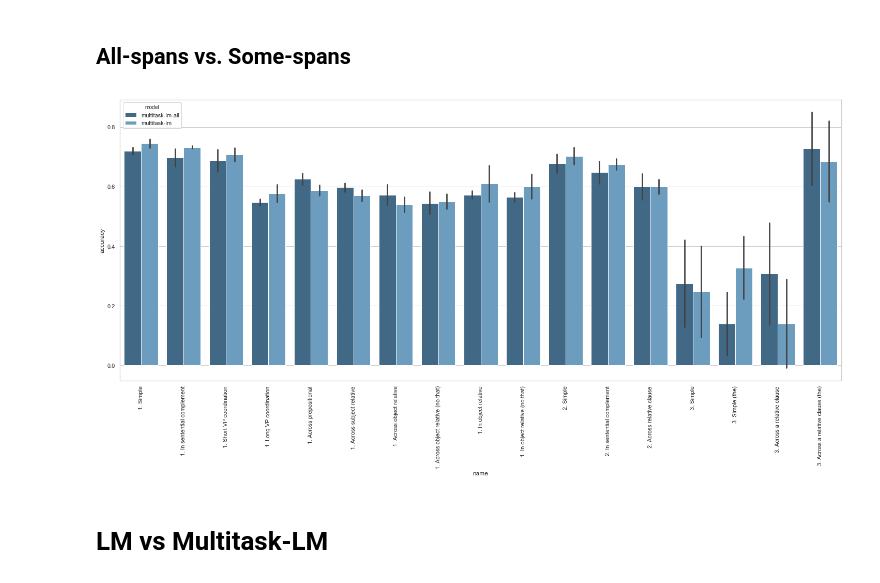
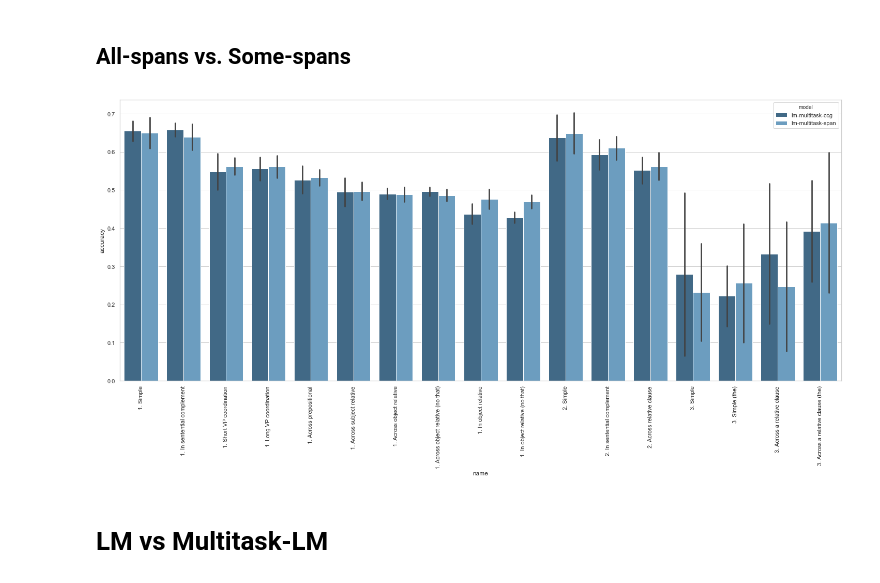
Before and after one commit to daandouwe/Thesis, a Jupyter notebook: notebooks/show-syneval-results-v2.ipynb, the cells around one changed output. Drawn from its saved outputs; the diff is of its cells as text; code cells hidden in the pictures.

```diff
--- a/notebooks/show-syneval-results-v2.ipynb
+++ b/notebooks/show-syneval-results-v2.ipynb
@@ -289,28 +286,28 @@ labels = plt.xticks(rotation=90)
 # %% [markdown]
 ## All-spans vs. Some-spans
 # %%
-all_multi_folders = filter_folders(all_folders, 'multitask-lm', include=['all-spans'])
-only_multi_folders = filter_folders(all_folders, 'multitask-lm', exclude=['all-spans'])
+ccg_folders = filter_folders(all_folders, 'lm-multitask-ccg')
+span_folders = filter_folders(all_folders, 'lm-multitask-span')
 
-all_multi_dfs = [
+ccg_dfs = [
     pd.read_csv(f'../models/{folder}/output/syneval_results.tsv', sep='\t')
-    for folder in all_multi_folders
+    for folder in ccg_folders
 ]
-only_multi_dfs = [
+span_dfs = [
     pd.read_csv(f'../models/{folder}/output/syneval_results.tsv', sep='\t')
-    for folder in only_multi_folders
+    for folder in span_folders
 ]
 
-all_multi_df = get_results_as_dataframe(
-    all_multi_dfs, 'multitask-lm-all', rename_dict=NAME_DICT_FANCY)
-only_multi_df = get_results_as_dataframe(
-    only_multi_dfs, 'multitask-lm', rename_dict=NAME_DICT_FANCY)
+ccg_df = get_results_as_dataframe(
+    ccg_dfs, 'lm-multitask-ccg', rename_dict=NAME_DICT_FANCY)
+span_df = get_results_as_dataframe(
+    span_dfs, 'lm-multitask-span', rename_dict=NAME_DICT_FANCY)
 
-multi_df = pd.concat([all_multi_df, only_multi_df])
+multi_df = pd.concat([ccg_df, span_df])
 
 fig, ax = plt.subplots(figsize=(25, 10))
 g = sns.barplot(
     data=multi_df, x='name', y='accuracy', ax=ax, palette="Blues_d", hue='model', order=FANCY, ci='sd')
 labels = plt.xticks(rotation=90)
 # %% [output]
-[figure, old version]
+[figure, new version]
```
Also changed, not shown: parts of 7 cells of this notebook, 15 other files.
